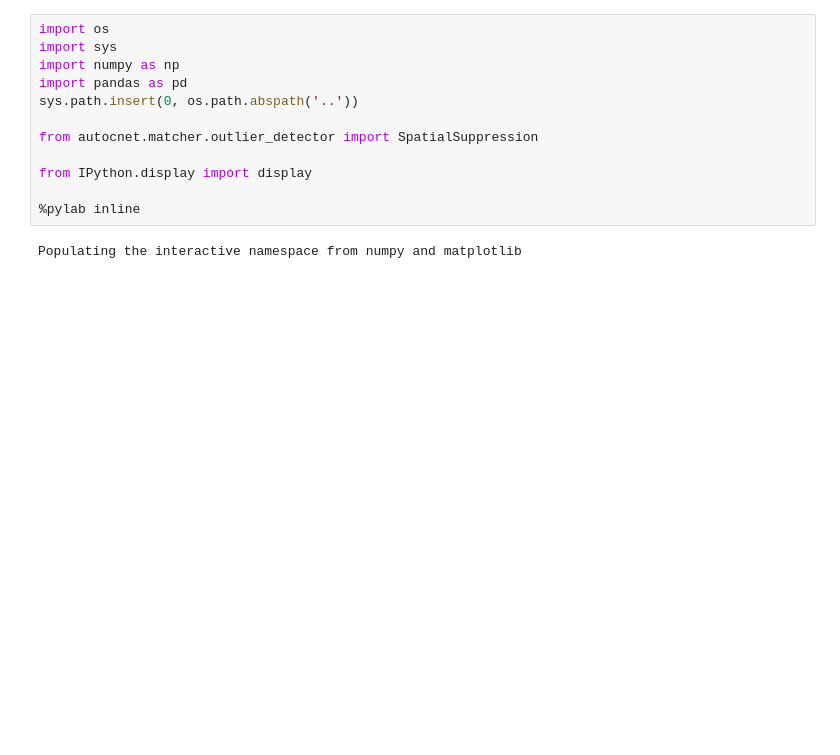
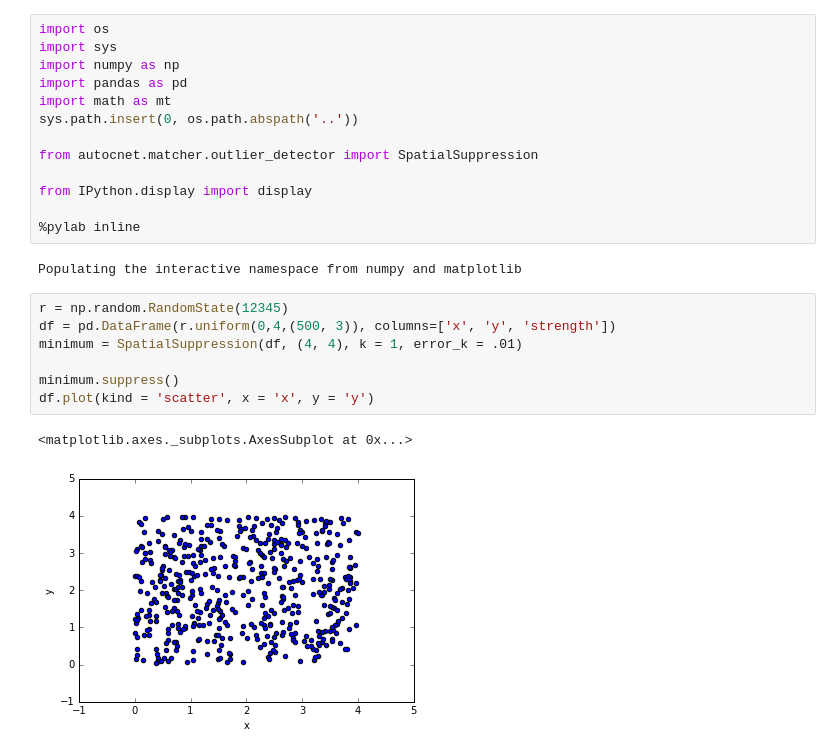
Before and after one commit to tisaconundrum2/autocnet, a Jupyter notebook: notebooks/spatial_suppression_testing.ipynb, the cells around one changed output. Drawn from its saved outputs; the diff is of its cells as text; blank space fills up the shorter version.

Commit message:
Fixed bugs in outlier dectector and added more tests to spatial suppression

```diff
--- a/notebooks/spatial_suppression_testing.ipynb
+++ b/notebooks/spatial_suppression_testing.ipynb
@@ -3,6 +3,7 @@ import os
 import sys
 import numpy as np
 import pandas as pd
+import math as mt
 sys.path.insert(0, os.path.abspath('..'))
 
 from autocnet.matcher.outlier_detector import SpatialSuppression
@@ -12,3 +13,13 @@ from IPython.display import display
 %pylab inline
 # %% [output]
 Populating the interactive namespace from numpy and matplotlib
+# %%
+r = np.random.RandomState(12345)
+df = pd.DataFrame(r.uniform(0,4,(500, 3)), columns=['x', 'y', 'strength'])
+minimum = SpatialSuppression(df, (4, 4), k = 1, error_k = .01)
+
+minimum.suppress()
+df.plot(kind = 'scatter', x = 'x', y = 'y')
+# %% [output]
+<matplotlib.axes._subplots.AxesSubplot at 0x...>
+[figure, added]
```
Also changed, not shown: parts of 8 cells of this notebook, 3 other files.
